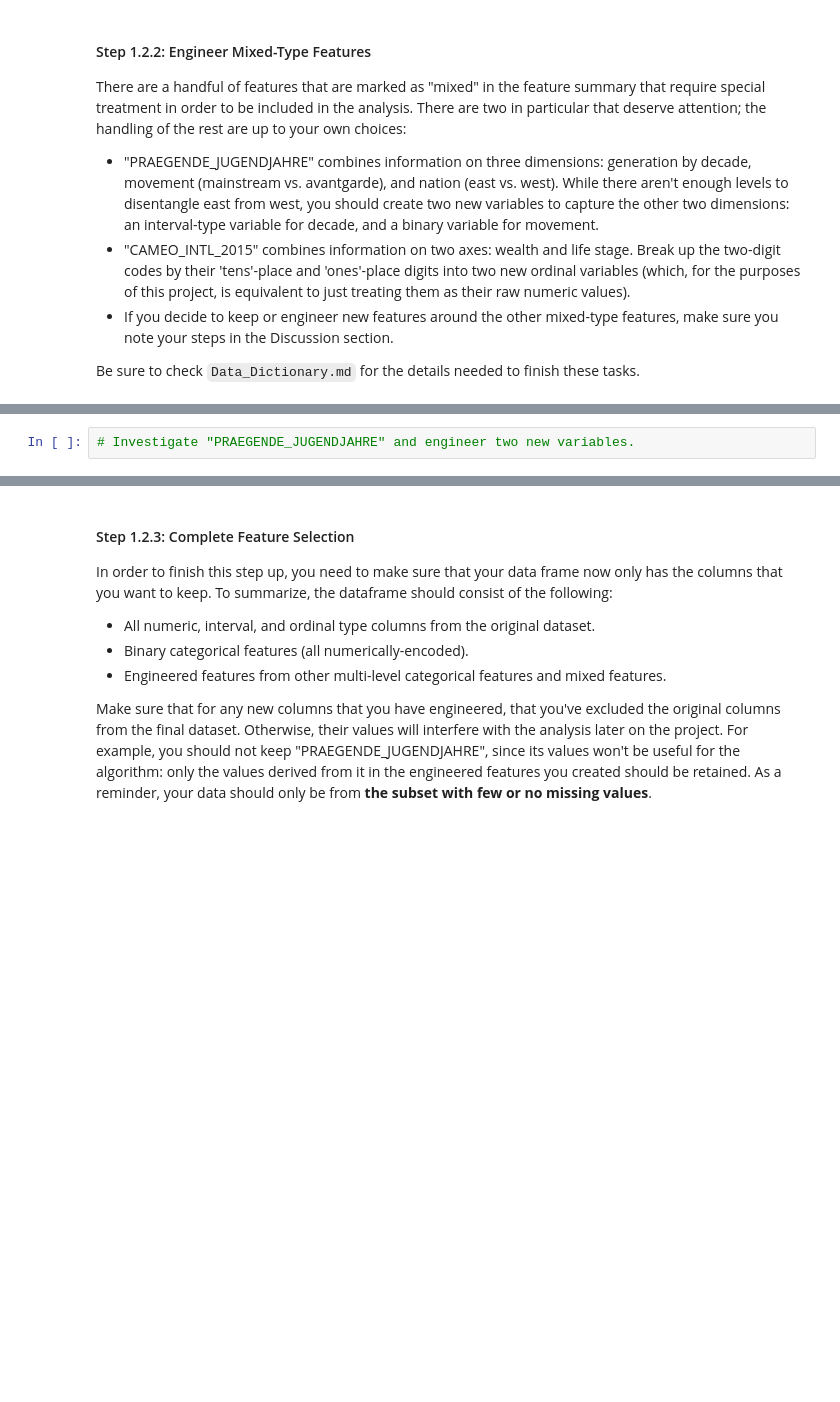
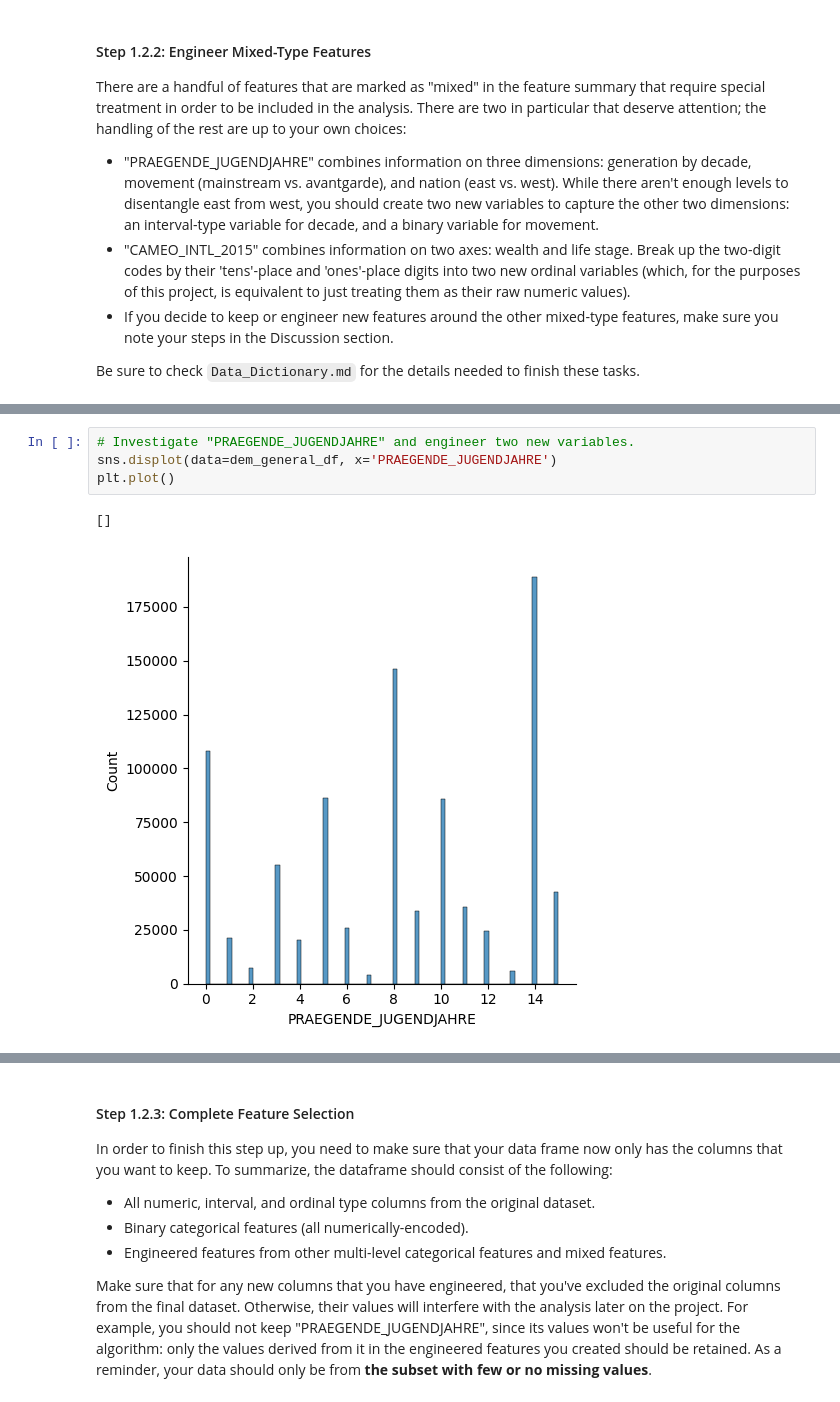
Before and after one commit to Diodak92/Intro-to-Machine-Learning-with-Pytorch, a Jupyter notebook: Identify_Customer_Segments/Identify_Customer_Segments.ipynb, the cells around one changed output, grey strips where cells are left out. Cells and saved outputs as stored; diff of their text form; blank space fills up the shorter version.

```diff
--- a/Identify_Customer_Segments/Identify_Customer_Segments.ipynb
+++ b/Identify_Customer_Segments/Identify_Customer_Segments.ipynb
@@ -390,2 +439,7 @@ Be sure to check `Data_Dictionary.md` for the details needed to finish these tas
 # %%
 # Investigate "PRAEGENDE_JUGENDJAHRE" and engineer two new variables.
+sns.displot(data=dem_general_df, x='PRAEGENDE_JUGENDJAHRE')
+plt.plot()
+# %% [output]
+[]
+[figure, added]
```
Also changed, not shown: parts of 13 cells of this notebook.
